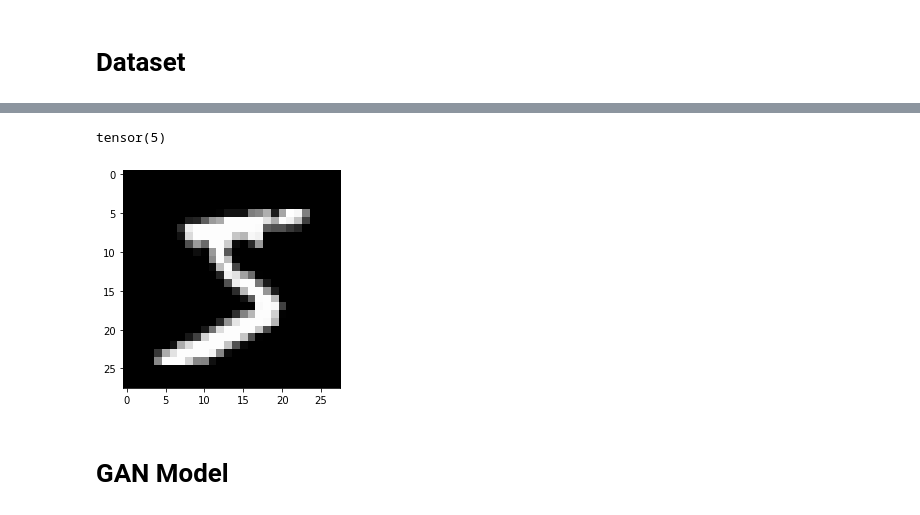
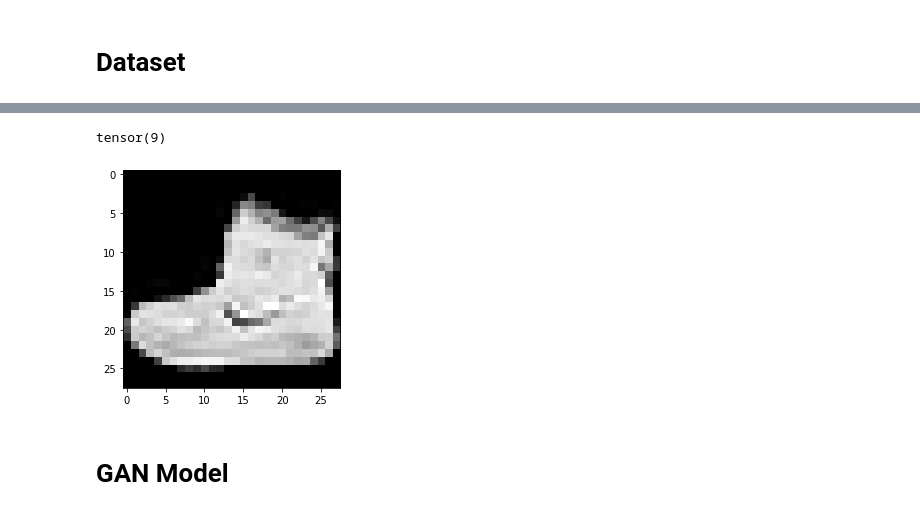
Before and after one commit to Huy1711/GAN, a Jupyter notebook: GAN.ipynb, the cells around one changed output, grey strips where cells are left out. Drawn from its saved outputs; the diff is of its cells as text; code cells hidden in the pictures.

Commit message:
Update GAN with batchnorm1d + FashionMNIST

```diff
--- a/GAN.ipynb
+++ b/GAN.ipynb
@@ -28,17 +60,17 @@ f_mnist_train_loader = torch.utils.data.DataLoader(f_mnist_train_data, num_worke
 # %%
-data_iter = iter(mnist_train_loader)
+data_iter = iter(f_mnist_train_loader)
 images, labels = data_iter.next()
 images = images.numpy()
 
 img = np.squeeze(images[0])
 fig = plt.figure(figsize=(4,4))
 ax = fig.add_subplot(111)
 ax.imshow(img, cmap='gray')
 
 print(labels[0])
 # %% [output]
-tensor(5)
+tensor(9)
-[figure, old version]
+[figure, new version]
 # %% [markdown]
 # GAN Model
 # %%
```
Also changed, not shown: parts of 6 cells of this notebook.
